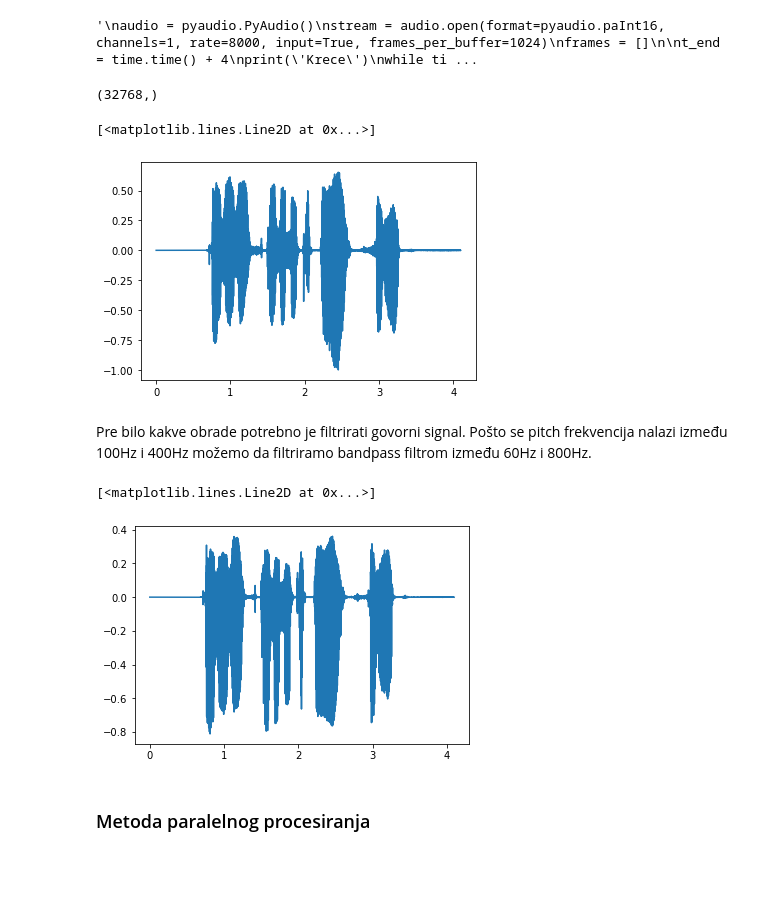
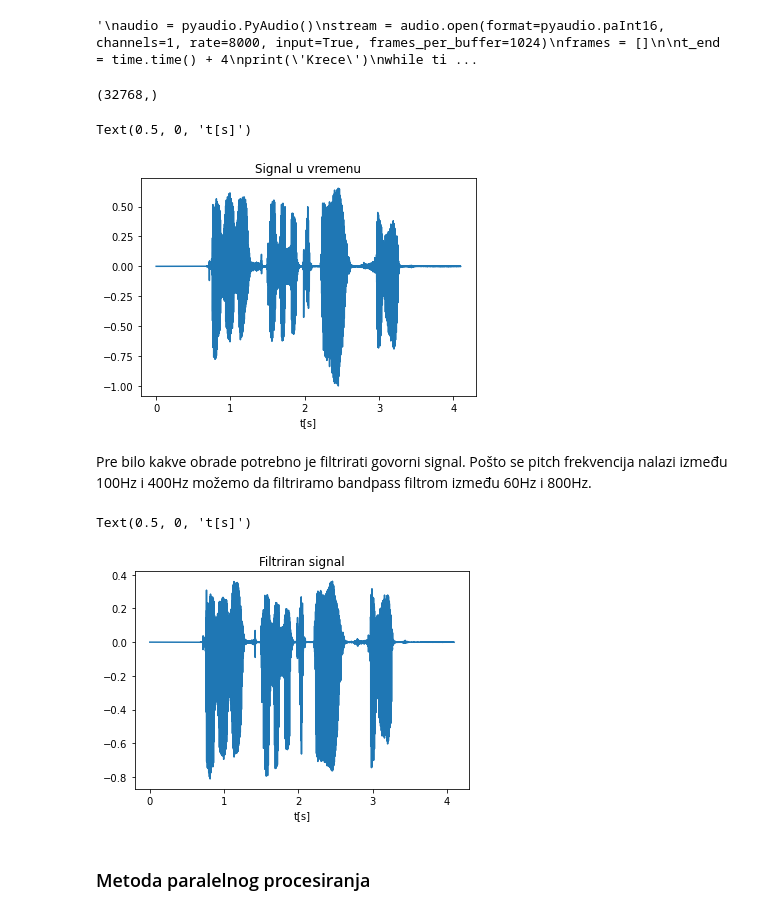
Before and after one commit to mmacura9/opg_dom, a Jupyter notebook: domaci/domaci_opg_2018_0261.ipynb, the cells around one changed output. Drawn from its saved outputs; the diff is of its cells as text; code cells hidden in the pictures; blank space fills up the shorter version.

```diff
--- a/domaci/domaci_opg_2018_0261.ipynb
+++ b/domaci/domaci_opg_2018_0261.ipynb
@@ -245,14 +256,16 @@ sound_file.close()
 # %%
 samplerate, data = wavfile.read("pitch.wav")
 # normalizacija
 data = data/np.max(abs(data))
 print(data.shape)
 t = np.arange(data.size)/8000
 plt.plot(t, data)
+plt.title('Signal u vremenu')
+plt.xlabel('t[s]')
 # %% [output]
 (32768,)
-[<matplotlib.lines.Line2D at 0x...>]
+Text(0.5, 0, 't[s]')
-[figure, old version]
+[figure, new version]
 # %% [markdown]
 Pre bilo kakve obrade potrebno je filtrirati govorni signal. Pošto se pitch frekvencija nalazi između 100Hz i 400Hz možemo da filtriramo bandpass filtrom između 60Hz i 800Hz.
 # %%
@@ -260,9 +273,11 @@ sos = signal.butter(4, [60, 800], btype='bandpass', analog=False, fs=8000, outpu
 data = signal.sosfilt(sos, data)
 t = np.arange(data.size)/8000
 plt.plot(t, data)
+plt.title('Filtriran signal')
+plt.xlabel('t[s]')
 # %% [output]
-[<matplotlib.lines.Line2D at 0x...>]
+Text(0.5, 0, 't[s]')
-[figure, old version]
+[figure, new version]
 # %% [markdown]
 ### Metoda paralelnog procesiranja
 # %%
```
Also changed, not shown: parts of 28 cells of this notebook, 1 other file.
